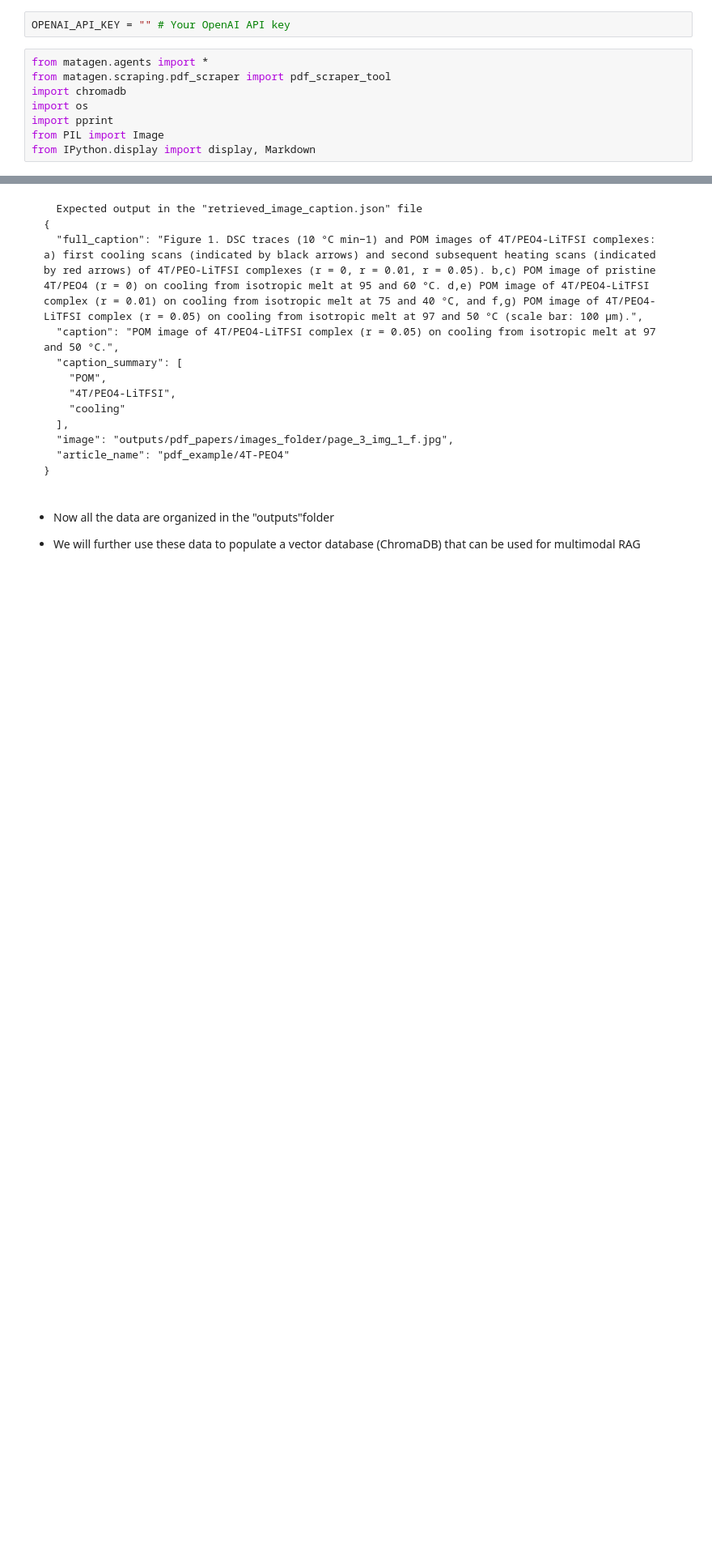
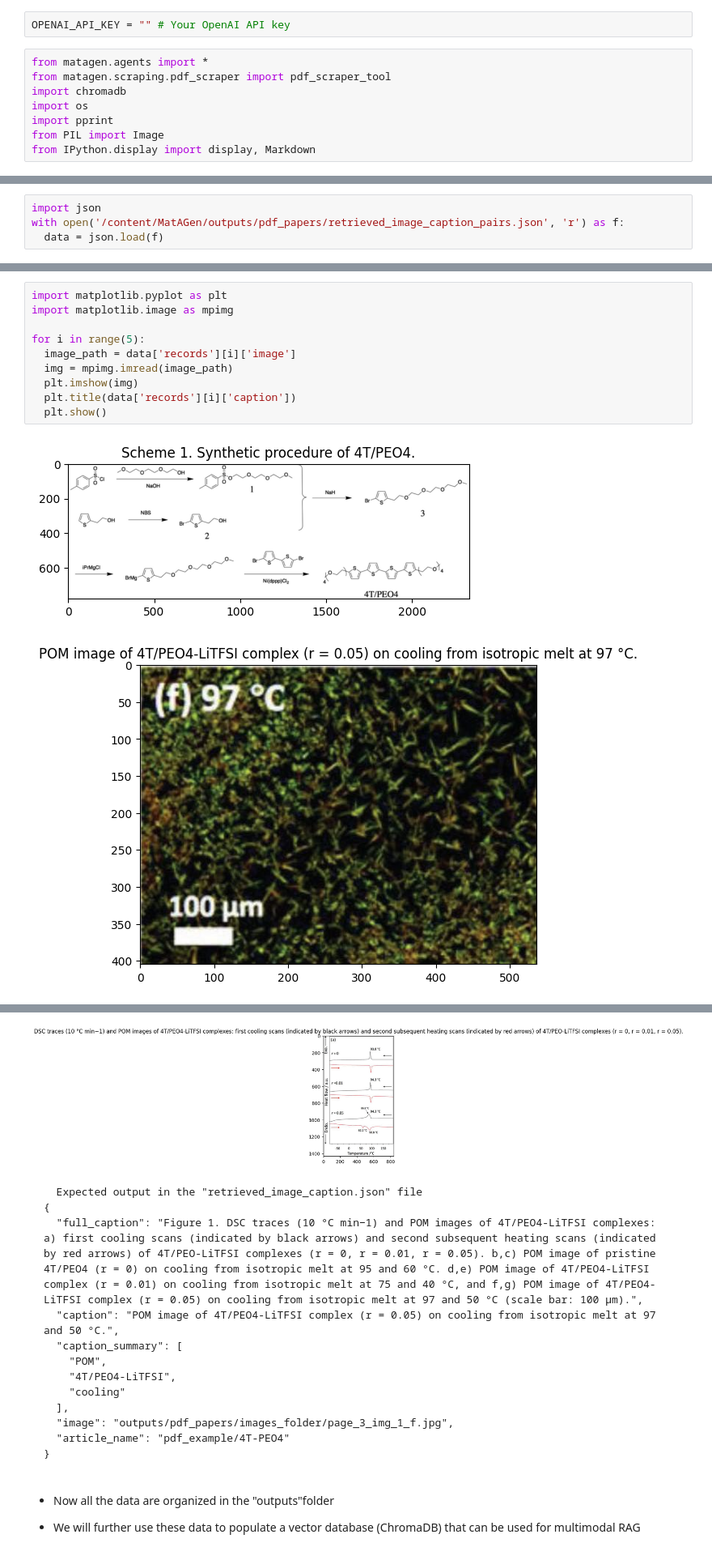
Before and after one commit to katerinavr/Agentic_LLM_workshop, a Jupyter notebook: tutorial_1_data_mining.ipynb, the cells around one changed output, grey strips where cells are left out. Shown at 81% size. Saved outputs shown, nothing was run; the diff lists cells and outputs as text; blank space fills up the shorter version.

```diff
--- a/tutorial_1_data_mining.ipynb
+++ b/tutorial_1_data_mining.ipynb
@@ -86,3 +99,7 @@ key_value page_9_img_1.png {'title': 'Self‐Assembly Behavior of an Oligothioph
    'scale_bar_lines': [],
    'captions': []},
   'caption_delimiter': 0}}
+# %%
+import json
+with open('/content/MatAGen/outputs/pdf_papers/retrieved_image_caption_pairs.json', 'r') as f:
+  data = json.load(f)
@@ -88,0 +126,13 @@ key_value page_9_img_1.png {'title': 'Self‐Assembly Behavior of an Oligothioph
+# %%
+import matplotlib.pyplot as plt
+import matplotlib.image as mpimg
+
+for i in range(5):
+  image_path = data['records'][i]['image']
+  img = mpimg.imread(image_path)
+  plt.imshow(img)
+  plt.title(data['records'][i]['caption'])
+  plt.show()
+# %% [output]
+[figure, added]
+[figure, added]
@@ -89,3 +141,4 @@ key_value page_9_img_1.png {'title': 'Self‐Assembly Behavior of an Oligothioph
+[figure, added]
 # %% [markdown]
       Expected output in the "retrieved_image_caption.json" file
     {
```
Also changed, not shown: parts of 13 cells of this notebook.
